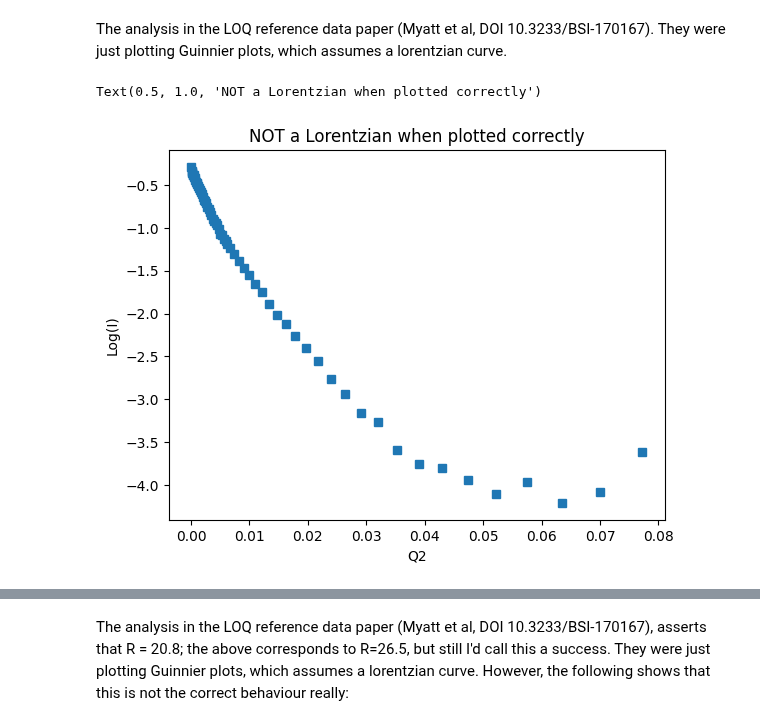
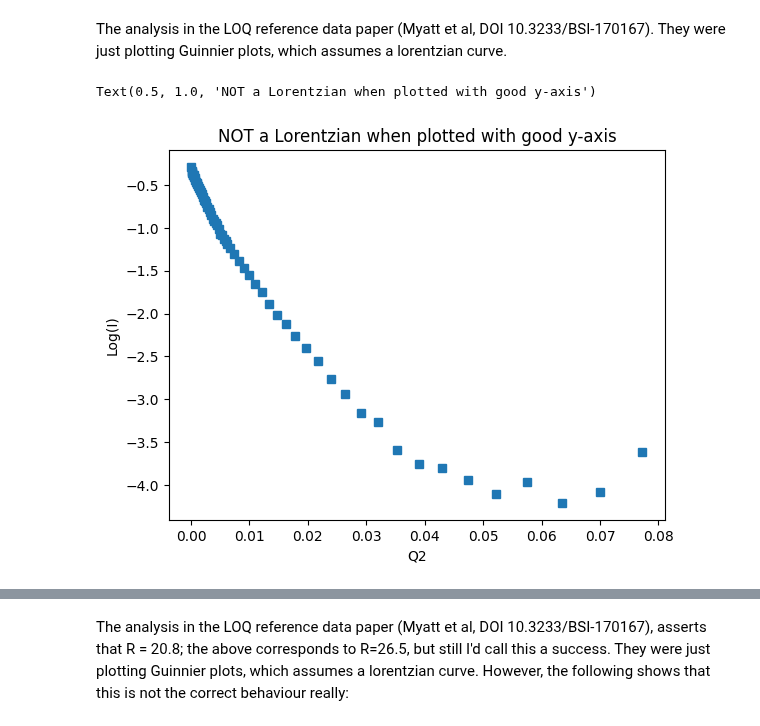
Before and after one commit to localoptimum/emtk, a Jupyter notebook: mleDemo.ipynb, the cells around one changed output, grey strips where cells are left out. Saved outputs shown, nothing was run; the diff lists cells and outputs as text; code cells hidden in the pictures.

```diff
--- a/mleDemo.ipynb
+++ b/mleDemo.ipynb
@@ -322,14 +357,14 @@ The analysis in the LOQ reference data paper (Myatt et al, DOI 10.3233/BSI-17016
 # %%
 fig,ax=plt.subplots()
 logi = np.log(daty)
 q2 = datx ** 2.0
 ax.plot(q2, logi,'s')
 ax.set_xlabel('Q2')
 ax.set_ylabel('Log(I)')
-ax.set_title('NOT a Lorentzian when plotted correctly')
+ax.set_title('NOT a Lorentzian when plotted with good y-axis')
 # %% [output]
-Text(0.5, 1.0, 'NOT a Lorentzian when plotted correctly')
+Text(0.5, 1.0, 'NOT a Lorentzian when plotted with good y-axis')
-[figure, old version]
+[figure, new version]
 # %%
 import bayesianInverse
 import matplotlib.pyplot as plt
```
Also changed, not shown: parts of 9 cells of this notebook, 1 other file.
